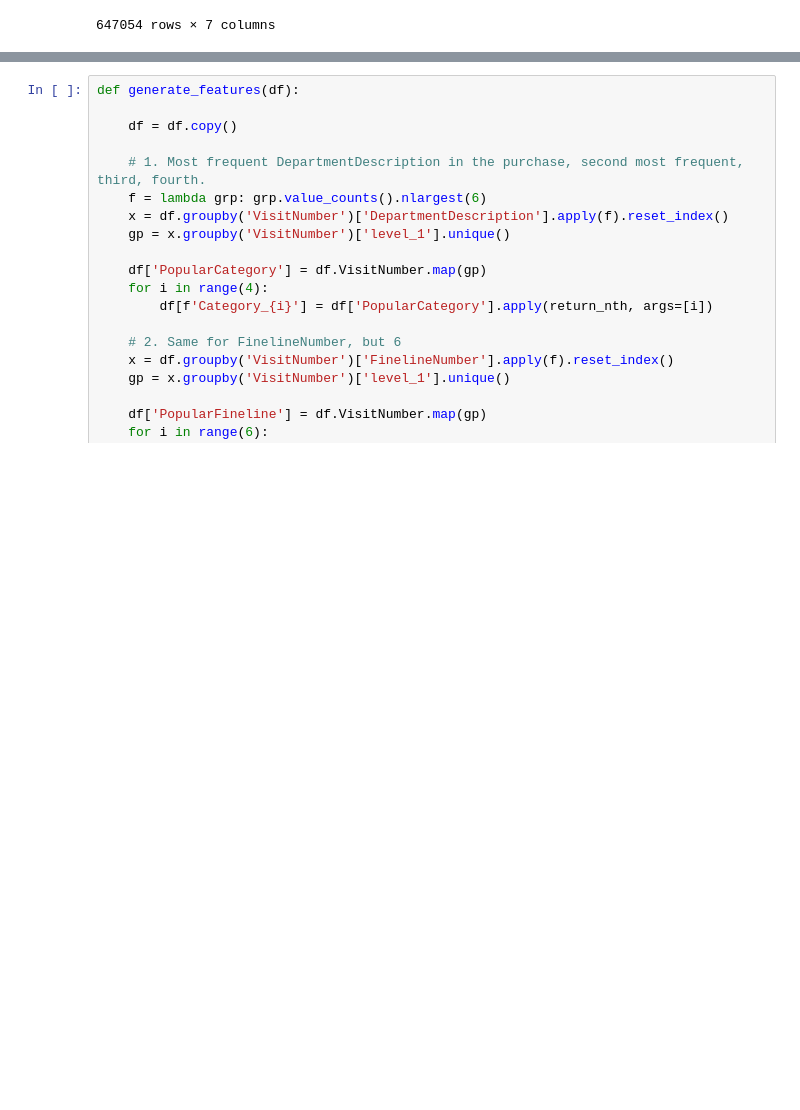
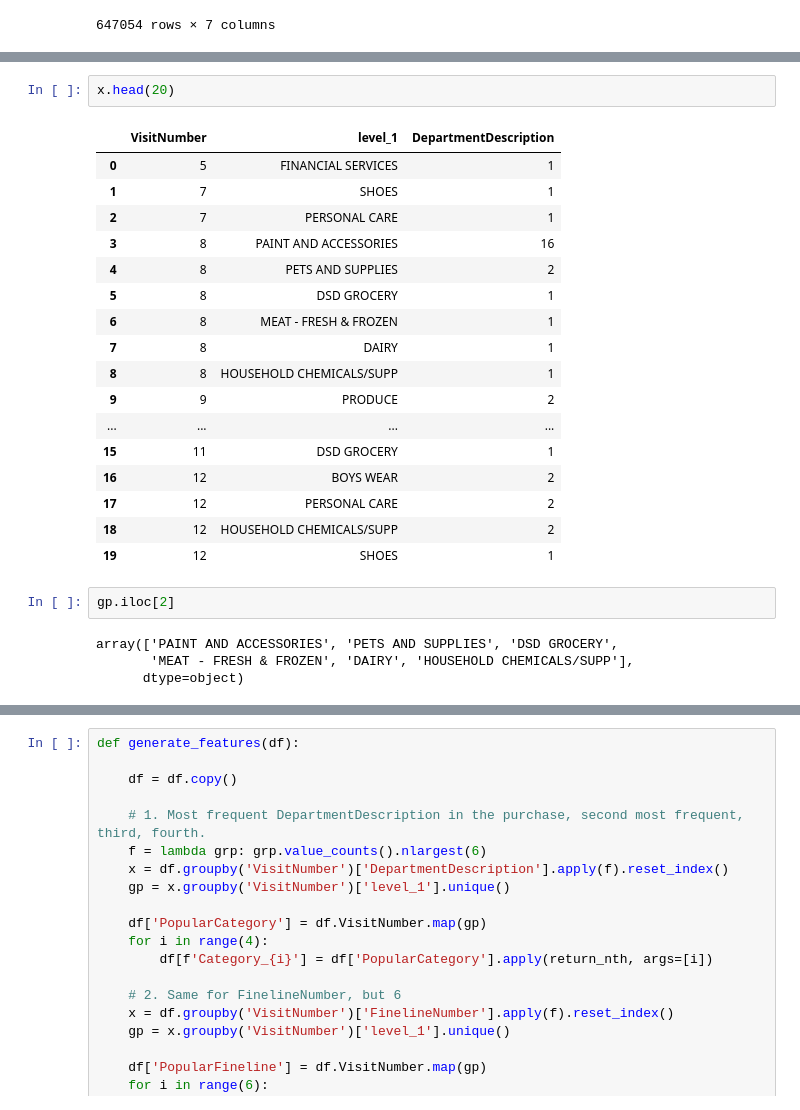
Before and after one commit to YaroslavFYPM/iitp-ml-ds, a Jupyter notebook: 2023/seminar-6-gbt/6_2_hw_5_gbt.ipynb, the cells around one changed output, grey strips where cells are left out. Saved outputs shown, nothing was run; the diff lists cells and outputs as text; blank space fills up the shorter version.

```diff
--- a/2023/seminar-6-gbt/6_2_hw_5_gbt.ipynb
+++ b/2023/seminar-6-gbt/6_2_hw_5_gbt.ipynb
@@ -692,0 +689,26 @@ KeyboardInterrupt: ignored
+# %%
+x.head(20)
+# %% [output]
+|  | VisitNumber | level_1 | DepartmentDescription |
+| 0 | 5 | FINANCIAL SERVICES | 1 |
+| 1 | 7 | SHOES | 1 |
+| 2 | 7 | PERSONAL CARE | 1 |
+| 3 | 8 | PAINT AND ACCESSORIES | 16 |
+| 4 | 8 | PETS AND SUPPLIES | 2 |
+| 5 | 8 | DSD GROCERY | 1 |
+| 6 | 8 | MEAT - FRESH & FROZEN | 1 |
+| 7 | 8 | DAIRY | 1 |
+| 8 | 8 | HOUSEHOLD CHEMICALS/SUPP | 1 |
+| 9 | 9 | PRODUCE | 2 |
+| ... | ... | ... | ... |
+| 15 | 11 | DSD GROCERY | 1 |
+| 16 | 12 | BOYS WEAR | 2 |
+| 17 | 12 | PERSONAL CARE | 2 |
+| 18 | 12 | HOUSEHOLD CHEMICALS/SUPP | 2 |
+| 19 | 12 | SHOES | 1 |
+# %%
+gp.iloc[2]
+# %% [output]
+array(['PAINT AND ACCESSORIES', 'PETS AND SUPPLIES', 'DSD GROCERY',
+       'MEAT - FRESH & FROZEN', 'DAIRY', 'HOUSEHOLD CHEMICALS/SUPP'],
+      dtype=object)
```
Also changed, not shown: parts of 7 cells of this notebook.
